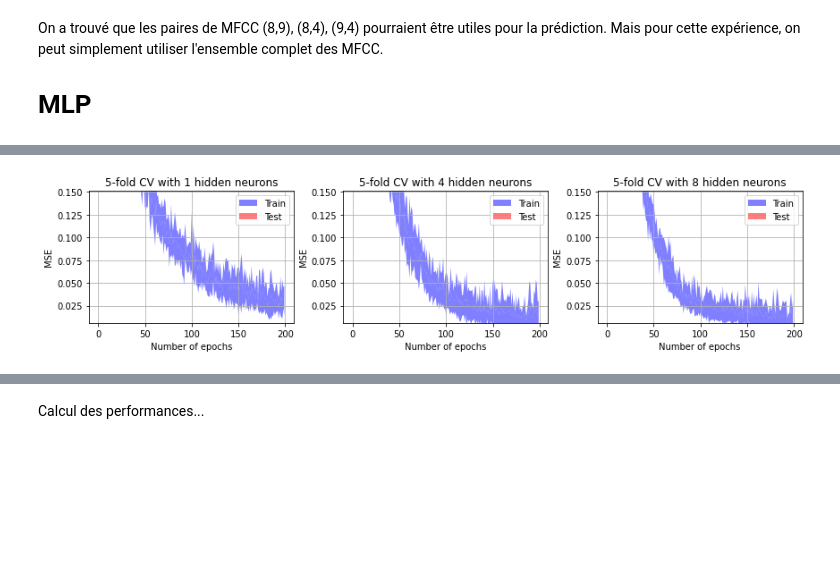
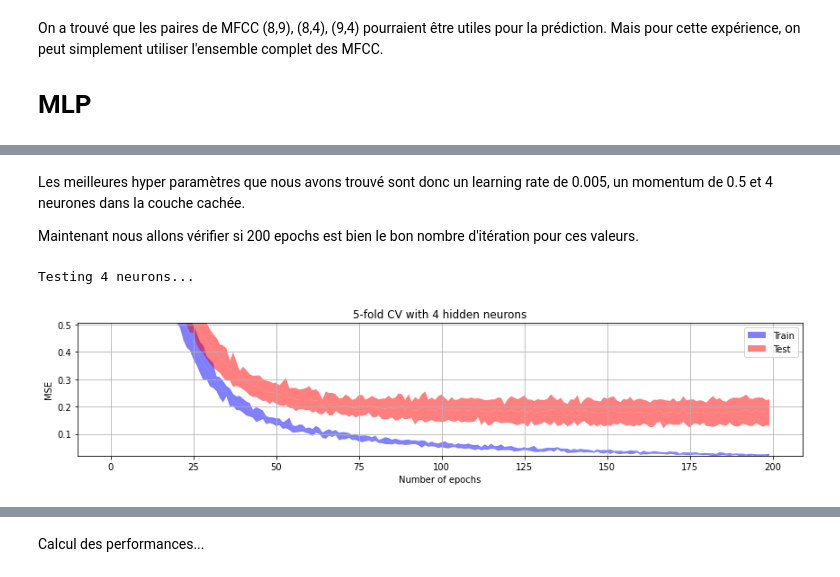
Before and after one commit to Nelson-Jnrnd/ARN_L3, a Jupyter notebook: notebooks/experience_1.ipynb, the cells around one changed output, grey strips where cells are left out. Cells and saved outputs as stored; diff of their text form; code cells hidden in the pictures; blank space fills up the shorter version.

```diff
--- a/notebooks/experience_1.ipynb
+++ b/notebooks/experience_1.ipynb
@@ -26,6 +26,10 @@ nk_paths = glob.glob(os.path.join(PATH, 'nk*.wav'))
 # Here we read the wave files and store their content in lists
 naf_audios = [wav.read(path) for path in naf_paths]
 nam_audios = [wav.read(path) for path in nam_paths]
+
+# Import medians of the mfcc
+naf_mfcc_median = np.array([np.median(mfcc(x, samplerate=sample_rate, nfft=1024), axis=0) for sample_rate, x in naf_audios])
+nam_mfcc_median = np.array([np.median(mfcc(x, samplerate=sample_rate, nfft=1024), axis=0) for sample_rate, x in nam_audios])
 # %% [markdown]
 # Analyze Data and normalization
 
@@ -43 +50,4 @@ On observe les mêmes nombres de données pour nos 2 classes. C'est parfait, pas
+# %%
+naf_mfcc_median = np.append(naf_mfcc_median, [[1]] * len(naf_mfcc_median), axis=1)
+nam_mfcc_median = np.append(nam_mfcc_median, [[-1]] * len(nam_mfcc_median), axis=1)
 # %%
@@ -127,11 +155,12 @@ Un learning rate de 0.001 et un momentum de 0.5 donne des résultats qui semblen
 K = 5
 N_TESTS = 10
 
+# Hyper parameters...
 N_INITS = 10
 EPOCHS = 200
-N_NEURONS = [1,4]
-LEARNING_RATE = 0.5
-MOMENTUM = 0.7
+N_NEURONS = [1, 4, 8, 16, 32]
+LEARNING_RATE = 0.001
+MOMENTUM = 0.5
 # %%
 MSE_train = np.zeros((len(N_NEURONS), EPOCHS, N_TESTS))
 MSE_test = np.zeros((len(N_NEURONS), EPOCHS, N_TESTS))
@@ -183,26 +307,61 @@ pl.savefig('../output/xp1/' + 'perf_epoch_' + str(EPOCHS) + '_lr_' + str(LEARNIN
+# %% [markdown]
+Les meilleures hyper paramètres que nous avons trouvé sont donc un learning rate de 0.005, un momentum de 0.5 et 4 neurones dans la couche cachée.
+
+Maintenant nous allons vérifier si 200 epochs est bien le bon nombre d'itération pour ces valeurs.
+# %%
+K = 5
+N_TESTS = 10
+
+# Hyper parameters...
+N_INITS = 10
+EPOCHS = 200
+N_NEURONS = [4]
+LEARNING_RATE = 0.005
+MOMENTUM = 0.5
+
+MSE_train = np.zeros((len(N_NEURONS), EPOCHS, N_TESTS))
+MSE_test = np.zeros((len(N_NEURONS), EPOCHS, N_TESTS))
+
+for i_h, h in enumerate(N_NEURONS):                                     # looping the number of hidden neurons
+    print('Testing', h, 'neurons...')
+    nn = mlp.MLP([13,h,1], 'tanh')
+    for i in np.arange(N_TESTS):                                        # looping the tests
+        nn.init_weights()                                               # the network has to be reinitialized before each test
+        temp1, temp2 = cv.k_fold_cross_validation_per_epoch(nn,         # notice that we do not use cv.k_fold_cross_validation
+                                                            df_mfcc,    # but cv.k_fold_cross_validation_per_epoch which
+                                                            k=K,        # returns a value of error per each epoch
+                                                            learning_rate=LEARNING_RATE,
+                                                            momentum=MOMENTUM,
+                                                            epochs=EPOCHS)
+        # temp1 and temp2 are the training and test error. One value per epoch
+        MSE_train[i_h, :, i] = temp1
+        MSE_test[i_h, :, i] = temp2
+# %% [output]
+Testing 4 neurons...
 # %%
 MSE_train_mean = np.mean(MSE_train, axis=2)
 MSE_test_mean = np.mean(MSE_test, axis=2)
 MSE_train_sd = np.std(MSE_train, axis=2)
 MSE_test_sd = np.std(MSE_test, axis=2)
 
 v_min = min(np.min(MSE_train_mean), np.min(MSE_test_mean))
 v_max = max(np.max(MSE_train_mean), np.max(MSE_test_mean))
 
 n_rows = int(np.ceil(len(N_NEURONS)/3.0))
 pl.figure(figsize=(12,3*n_rows))
 for i_n, n in enumerate(N_NEURONS):
     pl.subplot(n_rows, min(3, len(N_NEURONS)), i_n+1)
     pl.fill_between(np.arange(EPOCHS), MSE_train_mean[i_n,:], MSE_train_mean[i_n,:]+MSE_train_sd[i_n,:], facecolor='blue', alpha=0.5, label='Train')
     pl.fill_between(np.arange(EPOCHS), MSE_train_mean[i_n,:], MSE_train_mean[i_n,:]-MSE_train_sd[i_n,:], facecolor='blue', alpha=0.5)
     pl.fill_between(np.arange(EPOCHS), MSE_test_mean[i_n,:], MSE_test_mean[i_n,:]+MSE_test_sd[i_n,:], facecolor='red', alpha=0.5, label='Test')
     pl.fill_between(np.arange(EPOCHS), MSE_test_mean[i_n,:], MSE_test_mean[i_n,:]-MSE_test_sd[i_n,:], facecolor='red', alpha=0.5)
-    pl.ylim(0.95*v_min,0.15*v_max)
+    pl.ylim(0.95*v_min,0.5*v_max)
     pl.ylabel('MSE')
     pl.xlabel('Number of epochs')
     pl.title(str(K)+'-fold CV with '+str(n)+' hidden neurons')
     pl.legend()
     pl.grid()
 pl.tight_layout()
+pl.savefig('../output/xp1/' + 'perf_epoch_' + str(EPOCHS) + '_lr_' + str(LEARNING_RATE) + '_m_'+ str(MOMENTUM) + '.png', dpi=500)
 # %% [output]
-[figure, old version]
+[figure, new version]
```
Also changed, not shown: parts of 25 cells of this notebook, 13 other files.
